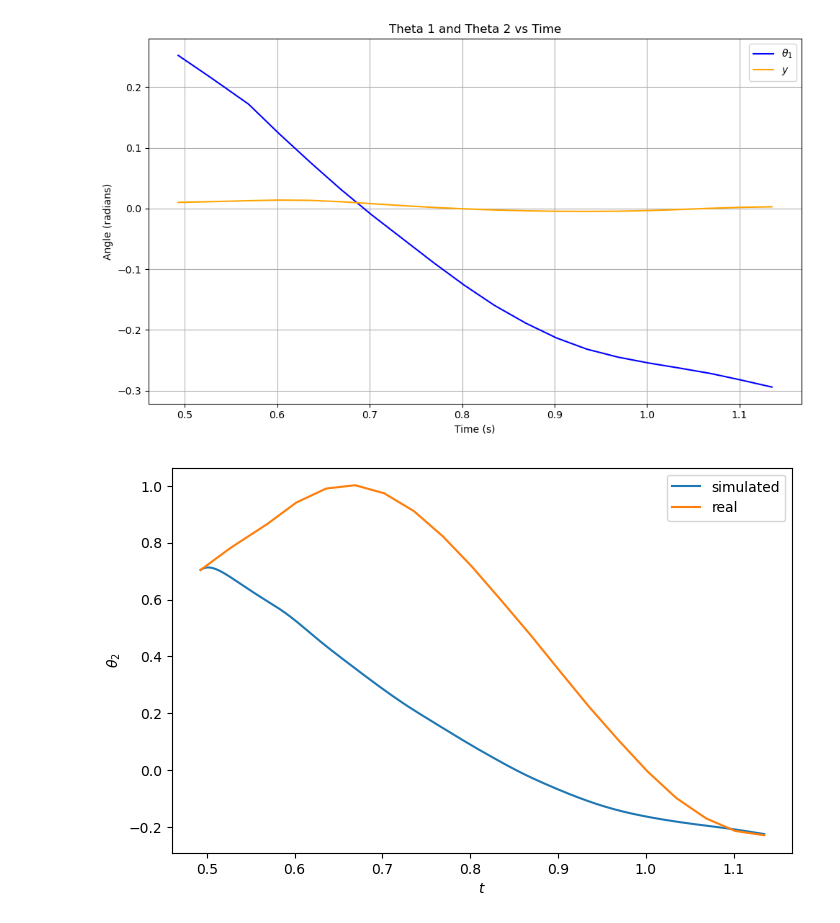
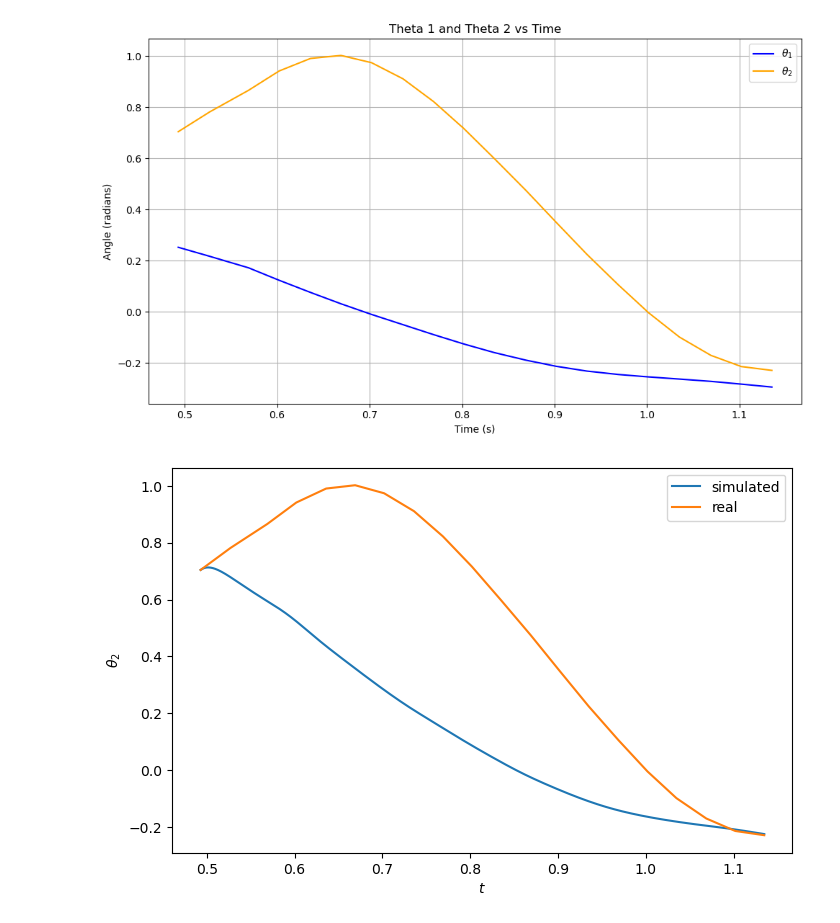
Before and after one commit to lsh6-uw/ME469-Group1, a Jupyter notebook: simulator_noFoot_optimized.ipynb, the cells around one changed output. Saved outputs shown, nothing was run; the diff lists cells and outputs as text; code cells hidden in the pictures.

```diff
--- a/simulator_noFoot_optimized.ipynb
+++ b/simulator_noFoot_optimized.ipynb
@@ -25,35 +25,35 @@ v = 0.5
 # %%
 # Real data
 import pandas as pd
 
 # Load the data
 data = pd.read_csv("Walking Data (theta1, theta2, y).csv")
 
 # Convert time from milliseconds to seconds, angles to radians, and restrict domain to one swing phase
 t_array = data["Time (ms)"].to_numpy() / 1000.0
 t_array = t_array[15:35]
 theta_1_array = data["Theta 1"].to_numpy() * np.pi / 180
 theta_1_array = theta_1_array[15:35]
 y_array = (data["y"].to_numpy() + 36.5) * .0254     # meters
 y_array = y_array[15:35]
 
 theta_2_array = data["Theta 2"].to_numpy()* np.pi / 180
 theta_2_array = theta_2_array[15:35]
 
 # Plotting
 plt.figure(figsize=(10, 6))
 plt.plot(t_array, theta_1_array, color="blue", label=r"$ \theta_1 $")
-plt.plot(t_array, y_array, color="orange", label=r'$y$')
+plt.plot(t_array, theta_2_array, color="orange", label=r'$\theta_2 $')
 
 plt.title("Theta 1 and Theta 2 vs Time")
 plt.xlabel("Time (s)")
 plt.ylabel("Angle (radians)")
 plt.legend()
 plt.grid(True)
 plt.tight_layout()
 plt.show()
 # %% [output]
-[figure, old version]
+[figure, new version]
 # %%
 # Create interpolators for data and their derivatives
 y_interp = CubicSpline(t_array, y_array)
```
Also changed, not shown: parts of 2 cells of this notebook, 7 other files.
